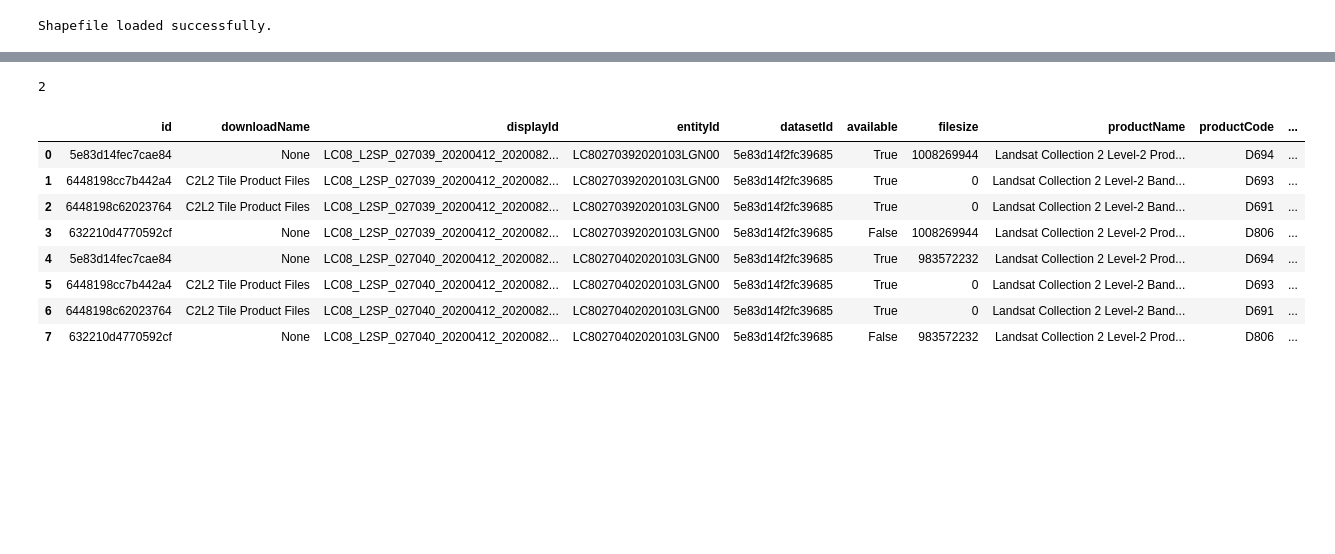
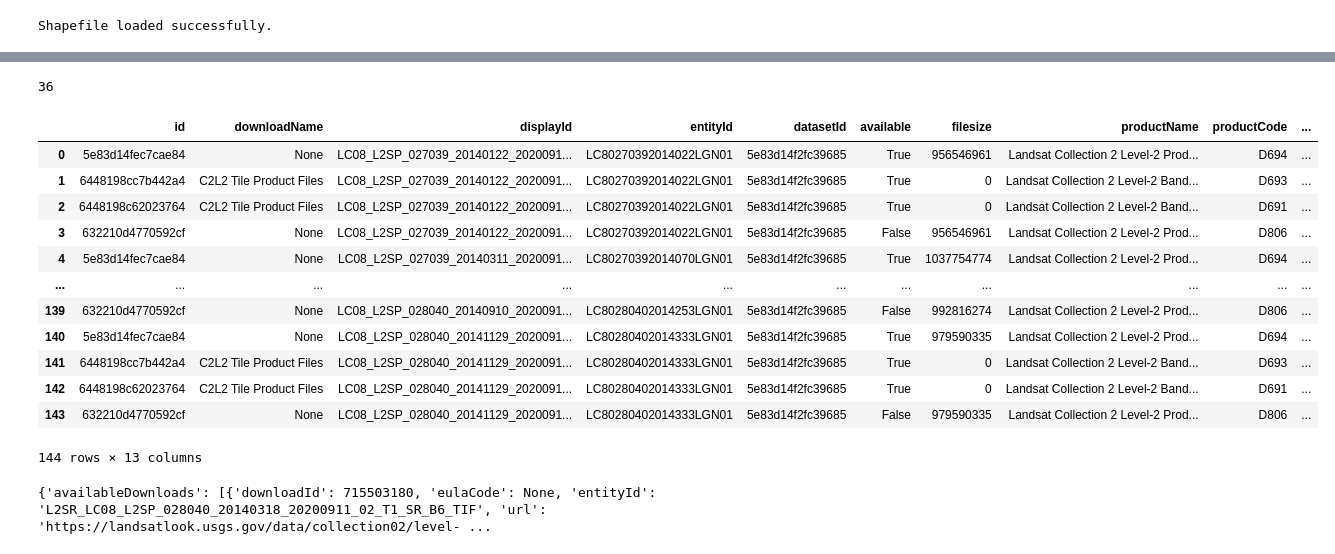
Before and after one commit to JesseGuerrero/Heat-Islands-Landsat, a Jupyter notebook: LandSatScript.ipynb, the cells around one changed output, grey strips where cells are left out. Drawn from its saved outputs; the diff is of its cells as text; code cells hidden in the pictures; blank space fills up the shorter version.

```diff
--- a/LandSatScript.ipynb
+++ b/LandSatScript.ipynb
@@ -7,7 +7,10 @@ import os
 import sys
 import time
 import pandas as pd
-fileType = 'band'
-bandNames = {'B3', 'B4', 'B5', 'ST_B10'}
+datasets = ['landsat_ot_c2_l2', 'srtm_v3', 'ccdc_v1_3']
+i = 0
+'''['nlcd_collection_lndcov']'''
+bandNames = {'B2', 'B3', 'B4', 'B5', 'B6', 'ST_B10'}
+years = [2014]
 includeMetadata = True
 # %% [output]
@@ -80,34 +65,38 @@ pd.json_normalize(scenes['results'])
 entityIds = [result['entityId'] for result in scenes['results'] if result['options']['bulk']]
 # %%
 # Cell 8: Prepare Scene List for Download
-listId = f"temp_{datasetName}_list"
+listId = f"temp_{datasets[i]}_list"
 scn_list_add_payload = {
     "listId": listId,
     'idField': 'entityId',
     "entityIds": entityIds,
-    "datasetName": datasetName
+    "datasetName": datasets[i]
 }
 sendRequest(serviceUrl + "scene-list-add", scn_list_add_payload, apiKey)
 # %% [output]
-2
+36
 # %%
 # Cell 9: Prepare Download Options
 download_opt_payload = {
     "listId": listId,
-    "datasetName": datasetName
+    "datasetName": datasets[i],
 }
 products = sendRequest(serviceUrl + "download-options", download_opt_payload, apiKey)
 pd.json_normalize(products)
 # %% [output]
 |  | id | downloadName | displayId | entityId | datasetId | available | filesize | productName | productCode | ... |
-| 0 | 5e83d14fec7cae84 | None | LC08_L2SP_027039_20200412_2020082... | LC80270392020103LGN00 | 5e83d14f2fc39685 | True | 1008269944 | Landsat Collection 2 Level-2 Prod... | D694 | ... |
-| 1 | 6448198cc7b442a4 | C2L2 Tile Product Files | LC08_L2SP_027039_20200412_2020082... | LC80270392020103LGN00 | 5e83d14f2fc39685 | True | 0 | Landsat Collection 2 Level-2 Band... | D693 | ... |
-| 2 | 6448198c62023764 | C2L2 Tile Product Files | LC08_L2SP_027039_20200412_2020082... | LC80270392020103LGN00 | 5e83d14f2fc39685 | True | 0 | Landsat Collection 2 Level-2 Band... | D691 | ... |
-| 3 | 632210d4770592cf | None | LC08_L2SP_027039_20200412_2020082... | LC80270392020103LGN00 | 5e83d14f2fc39685 | False | 1008269944 | Landsat Collection 2 Level-2 Prod... | D806 | ... |
-| 4 | 5e83d14fec7cae84 | None | LC08_L2SP_027040_20200412_2020082... | LC80270402020103LGN00 | 5e83d14f2fc39685 | True | 983572232 | Landsat Collection 2 Level-2 Prod... | D694 | ... |
-| 5 | 6448198cc7b442a4 | C2L2 Tile Product Files | LC08_L2SP_027040_20200412_2020082... | LC80270402020103LGN00 | 5e83d14f2fc39685 | True | 0 | Landsat Collection 2 Level-2 Band... | D693 | ... |
-| 6 | 6448198c62023764 | C2L2 Tile Product Files | LC08_L2SP_027040_20200412_2020082... | LC80270402020103LGN00 | 5e83d14f2fc39685 | True | 0 | Landsat Collection 2 Level-2 Band... | D691 | ... |
-| 7 | 632210d4770592cf | None | LC08_L2SP_027040_20200412_2020082... | LC80270402020103LGN00 | 5e83d14f2fc39685 | False | 983572232 | Landsat Collection 2 Level-2 Prod... | D806 | ... |
+| 0 | 5e83d14fec7cae84 | None | LC08_L2SP_027039_20140122_2020091... | LC80270392014022LGN01 | 5e83d14f2fc39685 | True | 956546961 | Landsat Collection 2 Level-2 Prod... | D694 | ... |
+| 1 | 6448198cc7b442a4 | C2L2 Tile Product Files | LC08_L2SP_027039_20140122_2020091... | LC80270392014022LGN01 | 5e83d14f2fc39685 | True | 0 | Landsat Collection 2 Level-2 Band... | D693 | ... |
+| 2 | 6448198c62023764 | C2L2 Tile Product Files | LC08_L2SP_027039_20140122_2020091... | LC80270392014022LGN01 | 5e83d14f2fc39685 | True | 0 | Landsat Collection 2 Level-2 Band... | D691 | ... |
+| 3 | 632210d4770592cf | None | LC08_L2SP_027039_20140122_2020091... | LC80270392014022LGN01 | 5e83d14f2fc39685 | False | 956546961 | Landsat Collection 2 Level-2 Prod... | D806 | ... |
+| 4 | 5e83d14fec7cae84 | None | LC08_L2SP_027039_20140311_2020091... | LC80270392014070LGN01 | 5e83d14f2fc39685 | True | 1037754774 | Landsat Collection 2 Level-2 Prod... | D694 | ... |
+| ... | ... | ... | ... | ... | ... | ... | ... | ... | ... | ... |
+| 139 | 632210d4770592cf | None | LC08_L2SP_028040_20140910_2020091... | LC80280402014253LGN01 | 5e83d14f2fc39685 | False | 992816274 | Landsat Collection 2 Level-2 Prod... | D806 | ... |
+| 140 | 5e83d14fec7cae84 | None | LC08_L2SP_028040_20141129_2020091... | LC80280402014333LGN01 | 5e83d14f2fc39685 | True | 979590335 | Landsat Collection 2 Level-2 Prod... | D694 | ... |
+| 141 | 6448198cc7b442a4 | C2L2 Tile Product Files | LC08_L2SP_028040_20141129_2020091... | LC80280402014333LGN01 | 5e83d14f2fc39685 | True | 0 | Landsat Collection 2 Level-2 Band... | D693 | ... |
+| 142 | 6448198c62023764 | C2L2 Tile Product Files | LC08_L2SP_028040_20141129_2020091... | LC80280402014333LGN01 | 5e83d14f2fc39685 | True | 0 | Landsat Collection 2 Level-2 Band... | D691 | ... |
+| 143 | 632210d4770592cf | None | LC08_L2SP_028040_20141129_2020091... | LC80280402014333LGN01 | 5e83d14f2fc39685 | False | 979590335 | Landsat Collection 2 Level-2 Prod... | D806 | ... |
+144 rows × 13 columns
 # %%
 # Cell 10: Collect Files to Download
 downloads = []
@@ -125,5 +123,9 @@ download_req_payload = {
     "label": listId
 }
 download_request_results = sendRequest(serviceUrl + "download-request", download_req_payload, apiKey)
+# %%
+print(download_request_results)
+# %% [output]
+{'availableDownloads': [{'downloadId': 715503180, 'eulaCode': None, 'entityId': 'L2SR_LC08_L2SP_028040_20140318_20200911_02_T1_SR_B6_TIF', 'url': 'https://landsatlook.usgs.gov/data/collection02/level- ...
 # %%
 # Cell 12: Download Files
```
Also changed, not shown: parts of 11 cells of this notebook, 10 other files.
